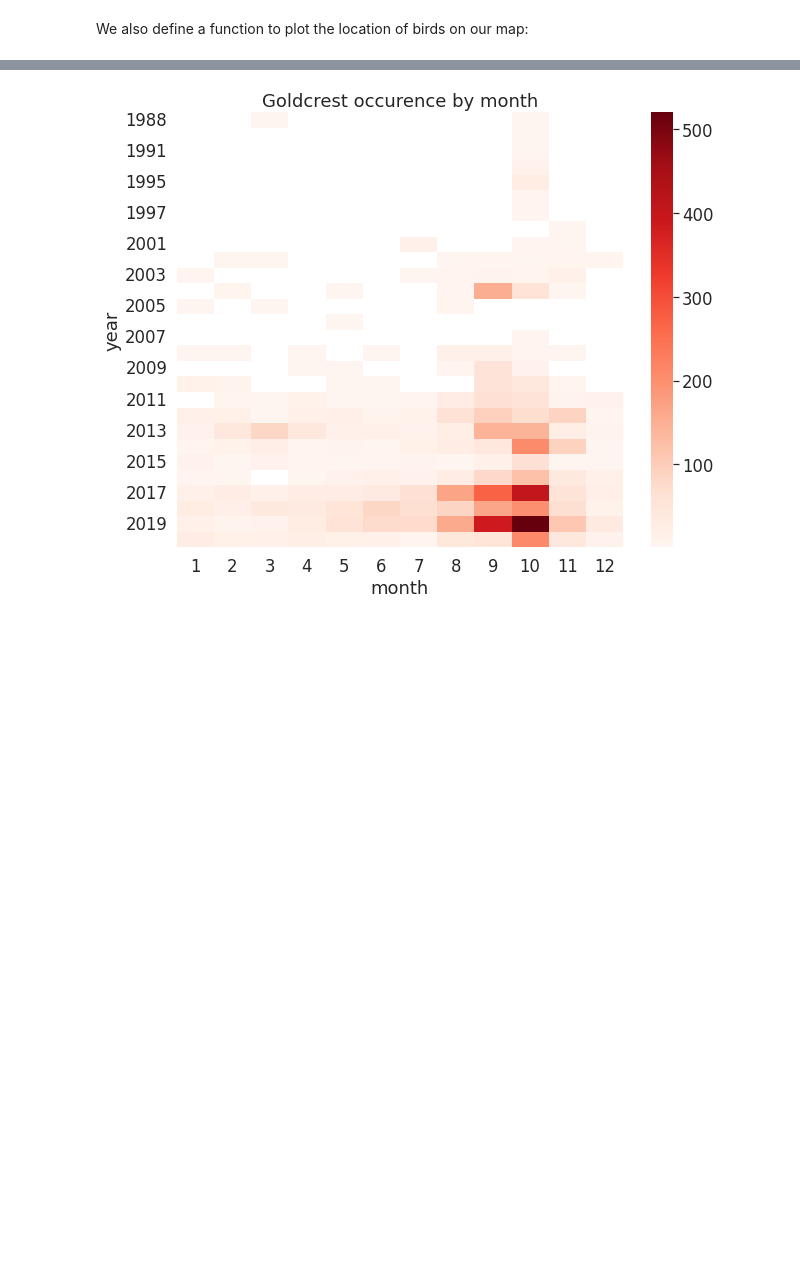
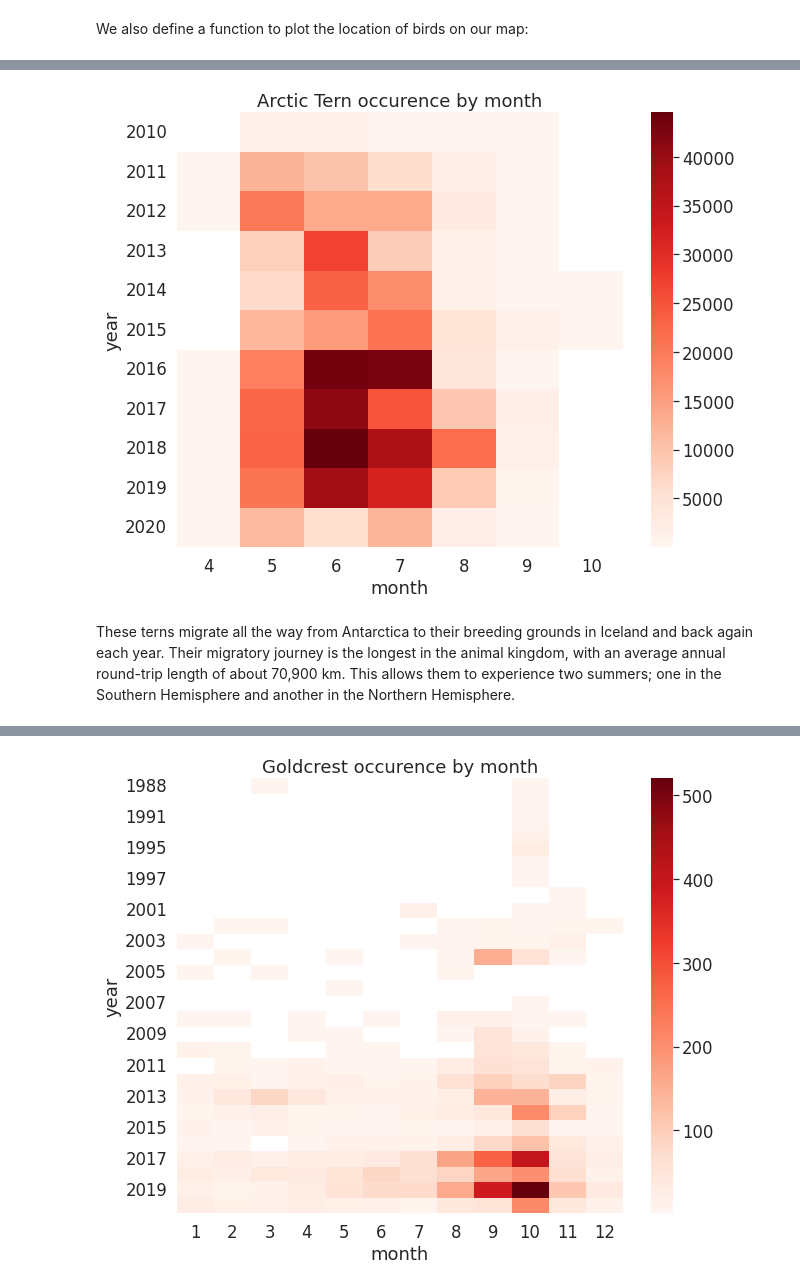
Before and after one commit to sveppalicious/Birds, a Jupyter notebook: Birds.ipynb, the cells around one changed output, grey strips where cells are left out. Cells and saved outputs as stored; diff of their text form; code cells hidden in the pictures; blank space fills up the shorter version.

```diff
--- a/Birds.ipynb
+++ b/Birds.ipynb
@@ -335,0 +371,11 @@ goldcrests.head()
+# %%
+terns = birds[birds["vernacularName"] == "Arctic Tern"]
+terns.head()
+fig, ax = plt.subplots(figsize=(10, 8))
+ax = make_heatmap(terns, 2010)
+plt.title("Arctic Tern occurence by month")
+plt.show()
+# %% [output]
+[figure, added]
+# %% [markdown]
+These terns migrate all the way from Antarctica to their breeding grounds in Iceland and back again each year. Their migratory journey is the longest in the animal kingdom, with an average annual round-trip length of about 70,900 km. This allows them to experience two summers; one in the Southern Hemisphere and another in the Northern Hemisphere.
```
Also changed, not shown: parts of 32 cells of this notebook, 7 other files.
